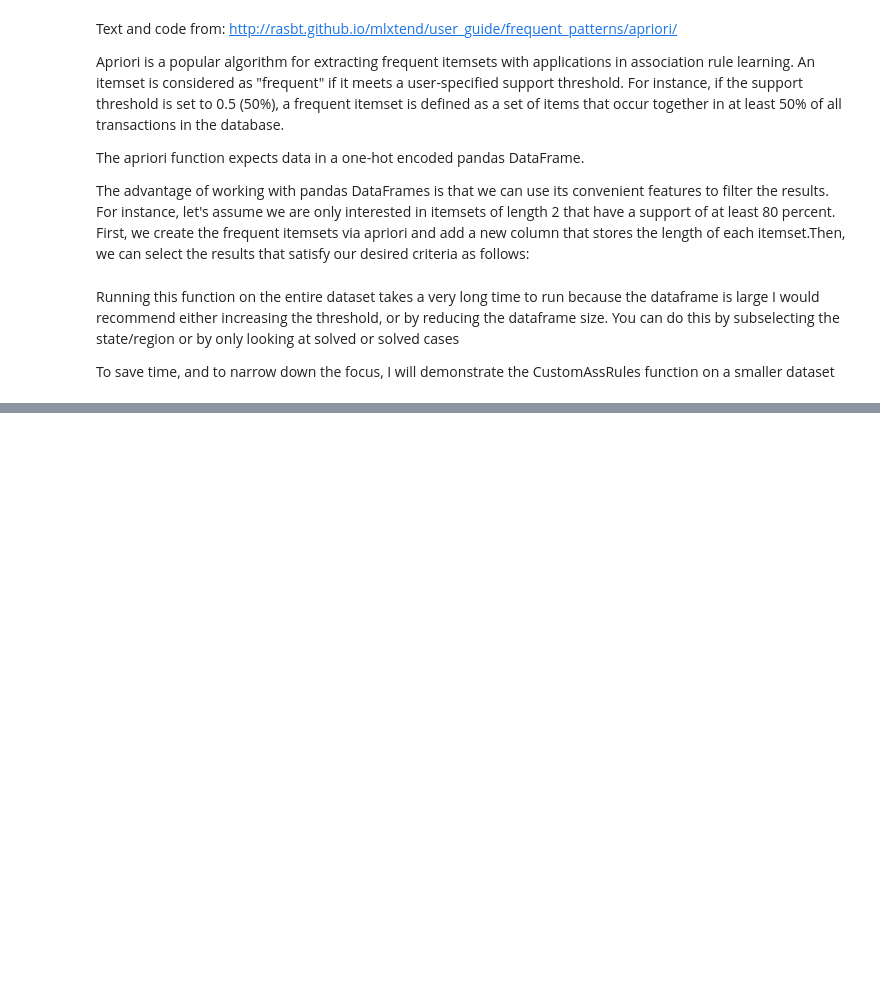
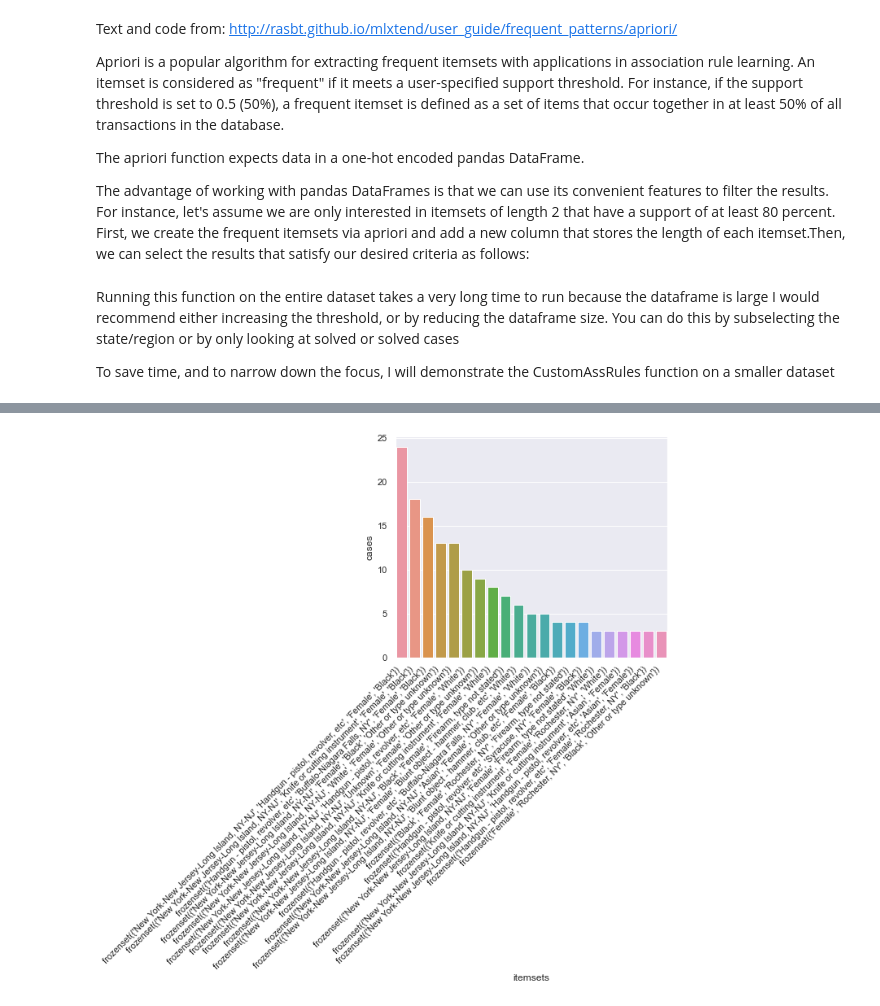
Before and after one commit to artificialnouveau/MAPdata, a Jupyter notebook: MAP Associate Rule Mining.ipynb, the cells around one changed output, grey strips where cells are left out. Saved outputs shown, nothing was run; the diff lists cells and outputs as text; code cells hidden in the pictures; blank space fills up the shorter version.

```diff
--- a/MAP Associate Rule Mining.ipynb
+++ b/MAP Associate Rule Mining.ipynb
@@ -251,3 +239,14 @@ plt.show()
+# %%
+sns.set(rc={"figure.figsize":(6, 5)}) #width=6, height=5
+
+#plot the most frequently occuring of cases with female victims
+ax=sns.barplot(x="itemsets", y="cases", data=frequent_itemsets[(frequent_itemsets['cases']>=3)&\
+                                                               (frequent_itemsets['itemlist'].str.contains('Female')\
+                                                               )&(frequent_itemsets['length']>=4)].sort_values("support", ascending=False))
+ax.set_xticklabels(ax.get_xticklabels(), rotation=45, horizontalalignment='right')
+plt.show()
+# %% [output]
+[figure, added]
 # %%
 #If you are interested in specific variables
 frequent_itemsets[ frequent_itemsets['itemsets'] == {'Black', 'Male'} ]
```
Also changed, not shown: parts of 4 cells of this notebook.
